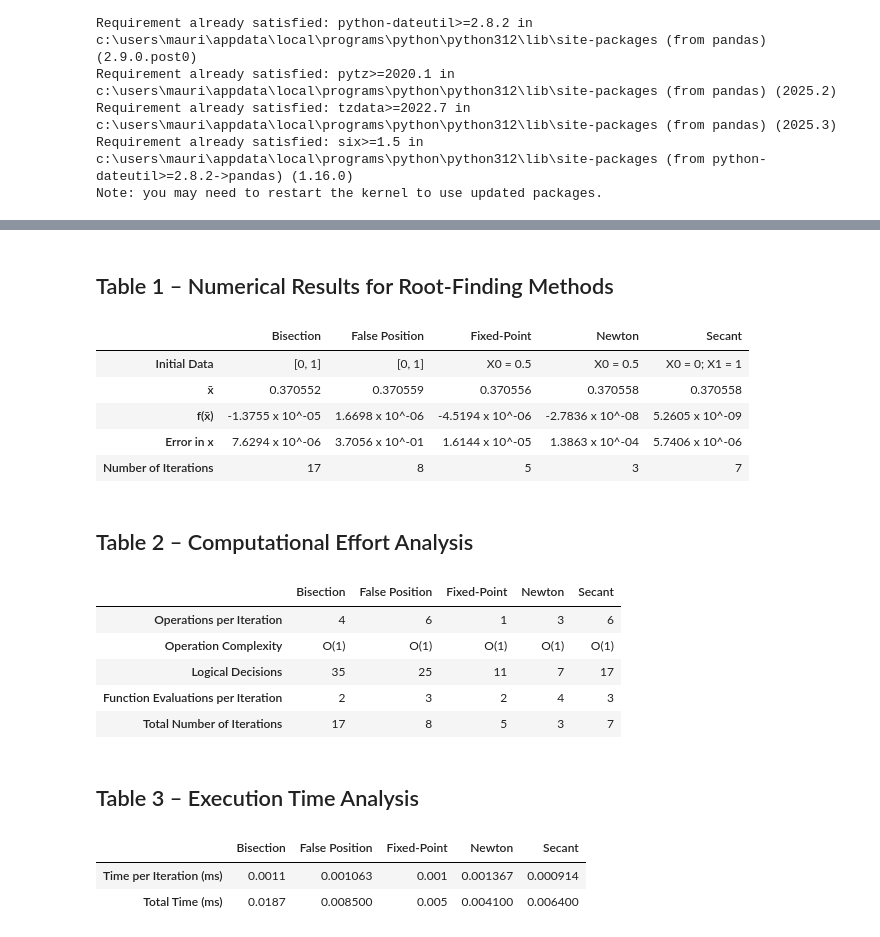
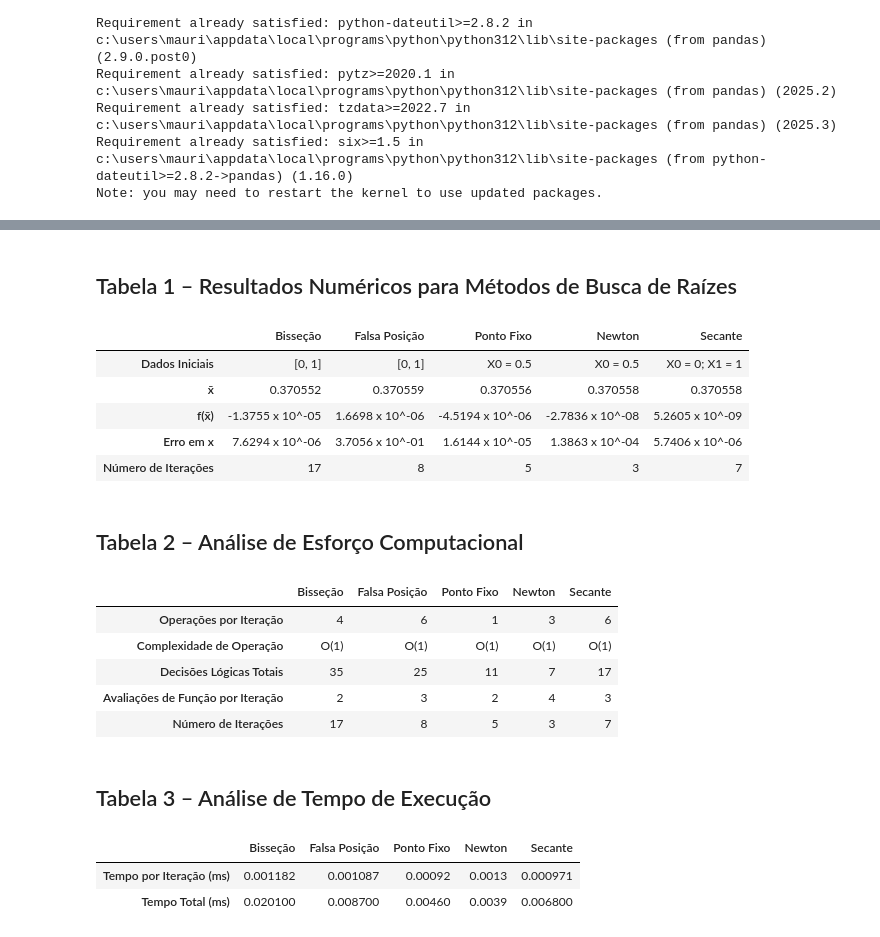
Before and after one commit to mauricioaires30/Matematica-Computacional, a Jupyter notebook: trabalho_02_1.ipynb, the cells around one changed output, grey strips where cells are left out. Saved outputs shown, nothing was run; the diff lists cells and outputs as text; code cells hidden in the pictures.

```diff
--- a/trabalho_02_1.ipynb
+++ b/trabalho_02_1.ipynb
@@ -176,19 +215,16 @@ def bisection(function, interval, stopping_crit_1, precision, max_iterations = 1
 # %%
-def false_position(function, interval, stopping_crit_1, stopping_crit_2, precision, max_iterations = 100):
+def false_position(function, interval, stopping_crit, precision, max_iterations = 100):
     #(1) initial values
     a = interval[0]
     b = interval[1]
-    episolon_1 = stopping_crit_1
-    episolon_2 = stopping_crit_2
+    episolon_1 = stopping_crit
+    episolon_2 = stopping_crit
 
     #other initial values
     x = 0
-    iterations = 0
-    total_time = 0
 
-    dyn_ops = 0
-    dyn_logic = 0
-    dyn_evals = 0
+    iterations, total_time = 0, 0
+    dyn_ops, dyn_logic, dyn_evals = 0, 0, 0
 
     #(2) first verification
     dyn_ops += 1
@@ -467,27 +545,23 @@ def newton(function, init_x, stopping_crit_1, stopping_crit_2, precision, max_it
 # %%
-def secant(function, ini_x_0, ini_x_1, stopping_crit_1, stopping_crit_2, precision, max_iterations = 100):
+def secant(function, ini_x_0, ini_x_1, stopping_crit, precision, max_iterations = 100):
     #(1) initial values
     initial_x_0 = ini_x_0
     initial_x_1 = ini_x_1
-    episolon_1 = stopping_crit_1
-    episolon_2 = stopping_crit_2
+    epsilon_1 = stopping_crit
+    epsilon_2 = stopping_crit
 
     #other initial values
     x = initial_x_1
     x_0 = initial_x_0
     x_1 = initial_x_1
-    iterations = 0
-    total_time = 0
-    current_error = 0
 
-    dyn_ops = 0
-    dyn_logic = 0
-    dyn_evals = 0
+    iterations, total_time, current_error = 0, 0, 0
+    dyn_ops, dyn_logic, dyn_evals = 0, 0, 0
 
     #(2) first verification
     dyn_evals += 1
     dyn_logic += 1
-    if abs(function(x_0)) < episolon_1:
+    if abs(function(x_0)) < epsilon_1:
         x = x_0
 
     #(3) second verification
@@ -495,7 +569,7 @@ def secant(function, ini_x_0, ini_x_1, stopping_crit_1, stopping_crit_2, precisi
         dyn_evals += 1
         dyn_ops += 1
         dyn_logic += 2
-        if abs(function(x_1)) < episolon_1 or abs(x_1 - x_0) < episolon_2:
+        if abs(function(x_1)) < epsilon_1 or abs(x_1 - x_0) < epsilon_2:
             x = x_1
 
         else:
@@ -522,7 +596,7 @@ def secant(function, ini_x_0, ini_x_1, stopping_crit_1, stopping_crit_2, precisi
                 current_error = x_2 - x_1
 
                 dyn_logic += 2
-                if abs(fx_2) < episolon_1 or abs(current_error) < episolon_2:
+                if abs(fx_2) < epsilon_1 or abs(current_error) < epsilon_2:
                     x = x_2
                     break
 
@@ -662,32 +792,32 @@ print_tables(numerical_data, effort_data, time_data)
 # %%
 example_function = lambda x: 4 * math.sin(x) - math.e**x
 fixed_point_iteration_function = lambda x: x - 2 * math.sin(x) + .5 * math.e**x
 interval = [0, 1]
-stopping_crit_1 = stopping_crit_2 = 10**-5
+stopping_crit = 10**-5
 
-numerical_data["bisection"], effort_data["bisection"], time_data["bisection"] = bisection(example_function, interval, stopping_crit_1, 4)
-numerical_data["false_position"], effort_data["false_position"], time_data["false_position"] = false_position(example_function, interval, stopping_crit_1, stopping_crit_2, 4)
-numerical_data["fixed_point"], effort_data["fixed_point"], time_data["fixed_point"] = fixed_point(example_function, fixed_point_iteration_function, .5, stopping_crit_1, stopping_crit_2, 4)
-numerical_data["newton"], effort_data["newton"], time_data["newton"] = newton(example_function, .5, stopping_crit_1, stopping_crit_2, 4)
-numerical_data["secant"], effort_data["secant"], time_data["secant"] = secant(example_function, 0, 1, stopping_crit_1, stopping_crit_2, 4)
+numerical_data["bisection"], effort_data["bisection"], time_data["bisection"] = bisection(example_function, interval, stopping_crit, 4)
+numerical_data["false_position"], effort_data["false_position"], time_data["false_position"] = false_position(example_function, interval, stopping_crit, 4)
+numerical_data["fixed_point"], effort_data["fixed_point"], time_data["fixed_point"] = fixed_point(example_function, fixed_point_iteration_function, .5, stopping_crit, 4)
+numerical_data["newton"], effort_data["newton"], time_data["newton"] = newton(example_function, .5, stopping_crit, 4)
+numerical_data["secant"], effort_data["secant"], time_data["secant"] = secant(example_function, 0, 1, stopping_crit, 4)
 
 print_tables(numerical_data, effort_data, time_data)
 # %% [output]
-## Table 1 – Numerical Results for Root-Finding Methods
+## Tabela 1 – Resultados Numéricos para Métodos de Busca de Raízes
-|  | Bisection | False Position | Fixed-Point | Newton | Secant |
-| Initial Data | [0, 1] | [0, 1] | X0 = 0.5 | X0 = 0.5 | X0 = 0; X1 = 1 |
+|  | Bisseção | Falsa Posição | Ponto Fixo | Newton | Secante |
+| Dados Iniciais | [0, 1] | [0, 1] | X0 = 0.5 | X0 = 0.5 | X0 = 0; X1 = 1 |
 | x̄ | 0.370552 | 0.370559 | 0.370556 | 0.370558 | 0.370558 |
 | f(x̄) | -1.3755 x 10^-05 | 1.6698 x 10^-06 | -4.5194 x 10^-06 | -2.7836 x 10^-08 | 5.2605 x 10^-09 |
-| Error in x | 7.6294 x 10^-06 | 3.7056 x 10^-01 | 1.6144 x 10^-05 | 1.3863 x 10^-04 | 5.7406 x 10^-06 |
-| Number of Iterations | 17 | 8 | 5 | 3 | 7 |
+| Erro em x | 7.6294 x 10^-06 | 3.7056 x 10^-01 | 1.6144 x 10^-05 | 1.3863 x 10^-04 | 5.7406 x 10^-06 |
+| Número de Iterações | 17 | 8 | 5 | 3 | 7 |
-## Table 2 – Computational Effort Analysis
+## Tabela 2 – Análise de Esforço Computacional
-|  | Bisection | False Position | Fixed-Point | Newton | Secant |
-| Operations per Iteration | 4 | 6 | 1 | 3 | 6 |
-| Operation Complexity | O(1) | O(1) | O(1) | O(1) | O(1) |
-| Logical Decisions | 35 | 25 | 11 | 7 | 17 |
-| Function Evaluations per Iteration | 2 | 3 | 2 | 4 | 3 |
-| Total Number of Iterations | 17 | 8 | 5 | 3 | 7 |
+|  | Bisseção | Falsa Posição | Ponto Fixo | Newton | Secante |
+| Operações por Iteração | 4 | 6 | 1 | 3 | 6 |
+| Complexidade de Operação | O(1) | O(1) | O(1) | O(1) | O(1) |
+| Decisões Lógicas Totais | 35 | 25 | 11 | 7 | 17 |
+| Avaliações de Função por Iteração | 2 | 3 | 2 | 4 | 3 |
+| Número de Iterações | 17 | 8 | 5 | 3 | 7 |
-## Table 3 – Execution Time Analysis
+## Tabela 3 – Análise de Tempo de Execução
-|  | Bisection | False Position | Fixed-Point | Newton | Secant |
-| Time per Iteration (ms) | 0.0011 | 0.001063 | 0.001 | 0.001367 | 0.000914 |
-| Total Time (ms) | 0.0187 | 0.008500 | 0.005 | 0.004100 | 0.006400 |
+|  | Bisseção | Falsa Posição | Ponto Fixo | Newton | Secante |
+| Tempo por Iteração (ms) | 0.001182 | 0.001087 | 0.00092 | 0.0013 | 0.000971 |
+| Tempo Total (ms) | 0.020100 | 0.008700 | 0.00460 | 0.0039 | 0.006800 |
```
Also changed, not shown: parts of 55 cells of this notebook, 5 other files.
